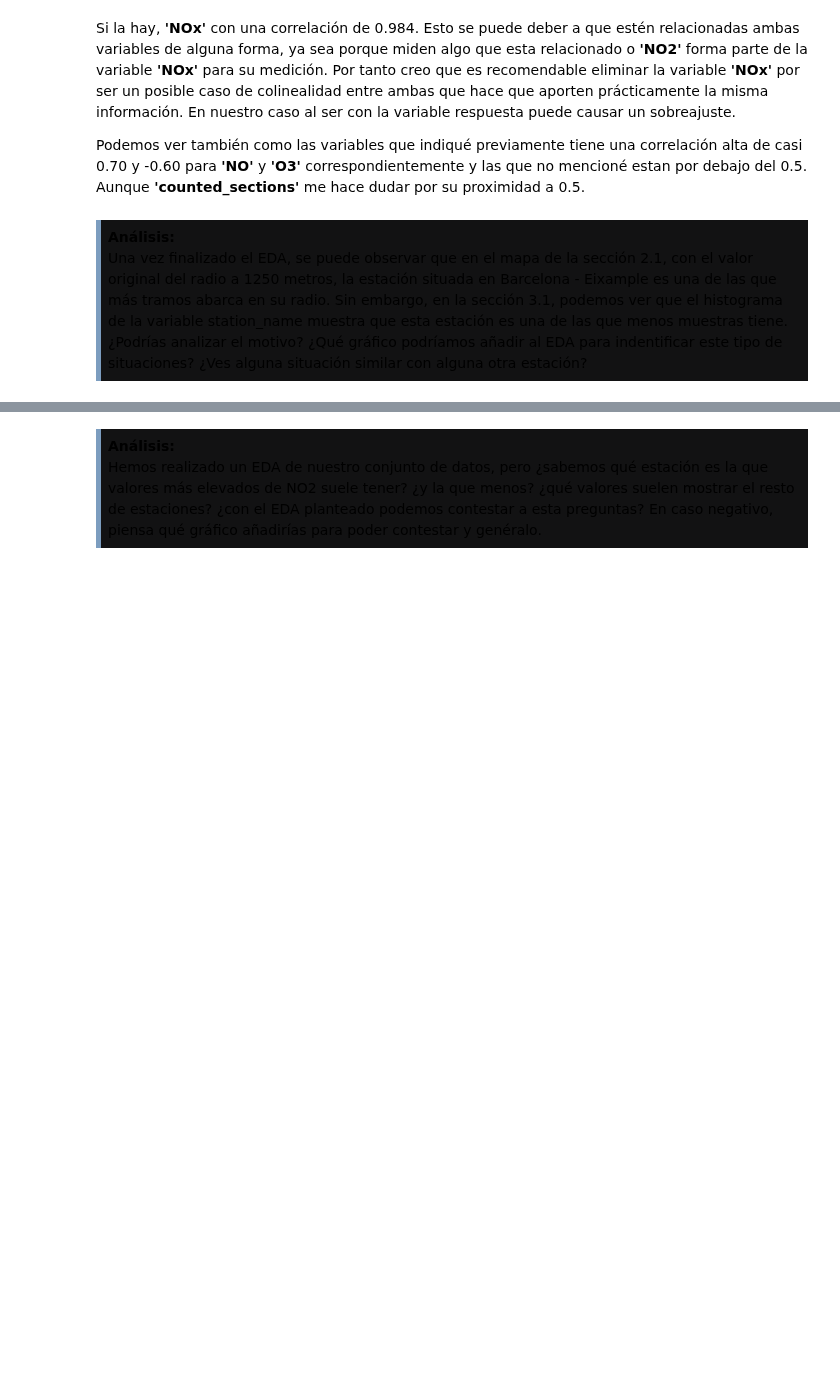
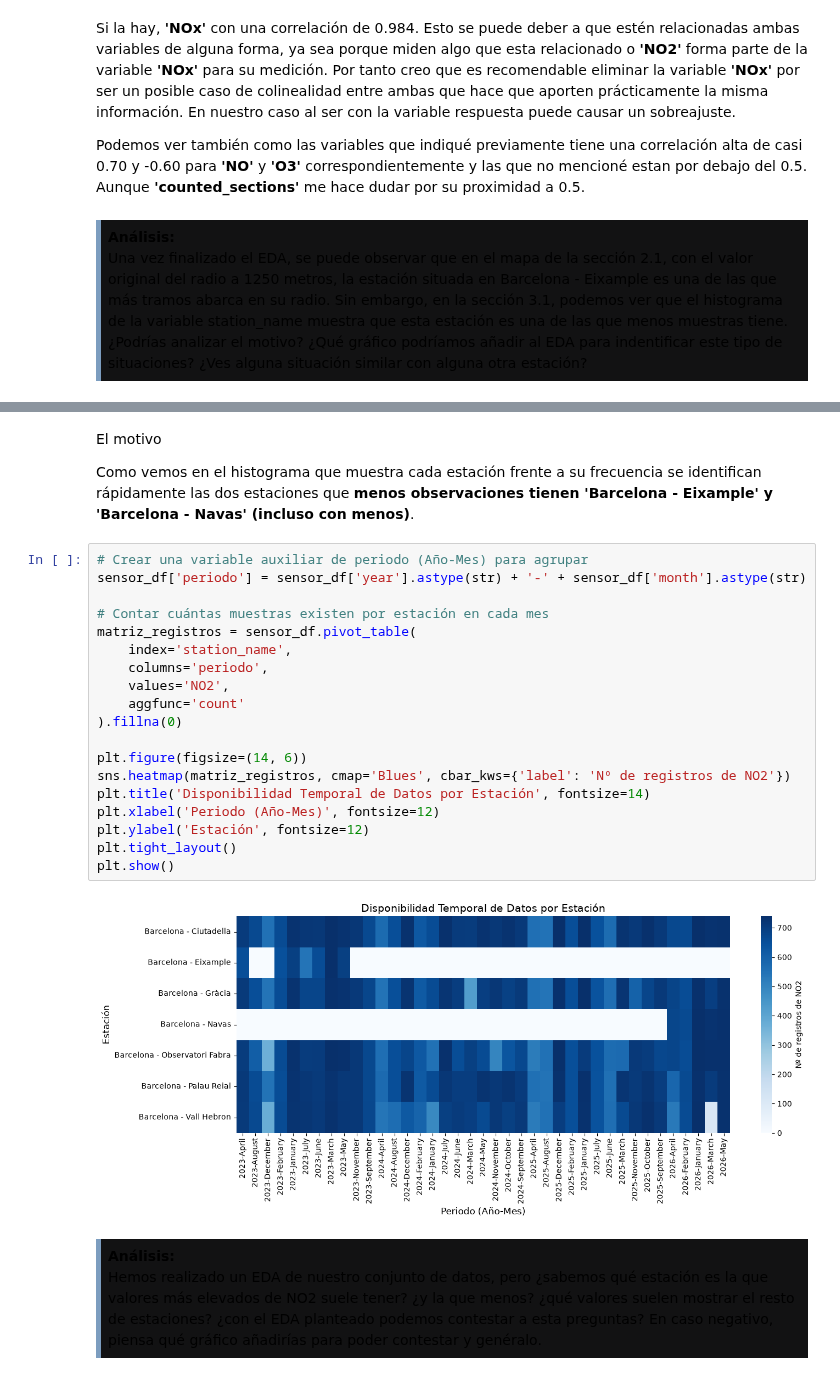
Before and after one commit to Axton-Industries/Aprendizaje-Automatico, a Jupyter notebook: PEC1/M2.891_20261_PEC1-Enunciado.ipynb, the cells around one changed output, grey strips where cells are left out. Cells and saved outputs as stored; diff of their text form; blank space fills up the shorter version.

```diff
--- a/PEC1/M2.891_20261_PEC1-Enunciado.ipynb
+++ b/PEC1/M2.891_20261_PEC1-Enunciado.ipynb
@@ -481,3 +492,28 @@ El gráfico que nos podría ayudar es el histograma bidimensional de latitud y l
+# %% [markdown]
+El motivo
+
+Como vemos en el histograma que muestra cada estación frente a su frecuencia se identifican rápidamente las dos estaciones que **menos observaciones tienen 'Barcelona - Eixample' y 'Barcelona - Navas' (incluso con menos)**.
+# %%
+# Crear una variable auxiliar de periodo (Año-Mes) para agrupar
+sensor_df['periodo'] = sensor_df['year'].astype(str) + '-' + sensor_df['month'].astype(str)
+
+# Contar cuántas muestras existen por estación en cada mes
+matriz_registros = sensor_df.pivot_table(
+    index='station_name',
+    columns='periodo',
+    values='NO2',
+    aggfunc='count'
+).fillna(0)
+
+plt.figure(figsize=(14, 6))
+sns.heatmap(matriz_registros, cmap='Blues', cbar_kws={'label': 'Nº de registros de NO2'})
+plt.title('Disponibilidad Temporal de Datos por Estación', fontsize=14)
+plt.xlabel('Periodo (Año-Mes)', fontsize=12)
+plt.ylabel('Estación', fontsize=12)
+plt.tight_layout()
+plt.show()
+# %% [output]
+[figure, added]
 # %% [markdown]
 <div style="background-color: #121213; border-color: #7C9DBF; border-left: 5px solid #7C9DBF; padding: 0.5em;">
 <strong>Análisis:</strong>
```
Also changed, not shown: parts of 4 cells of this notebook.
